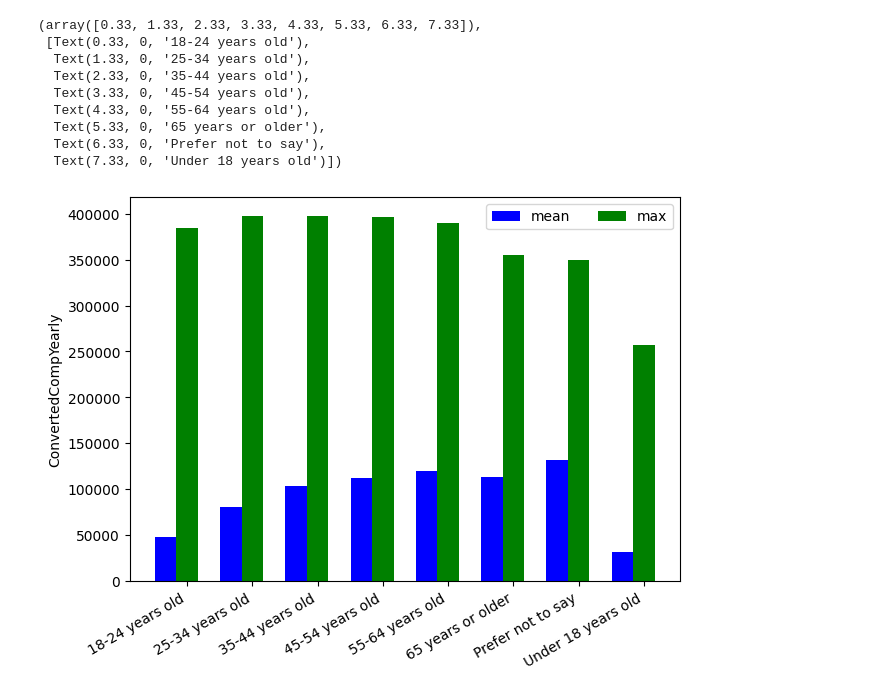
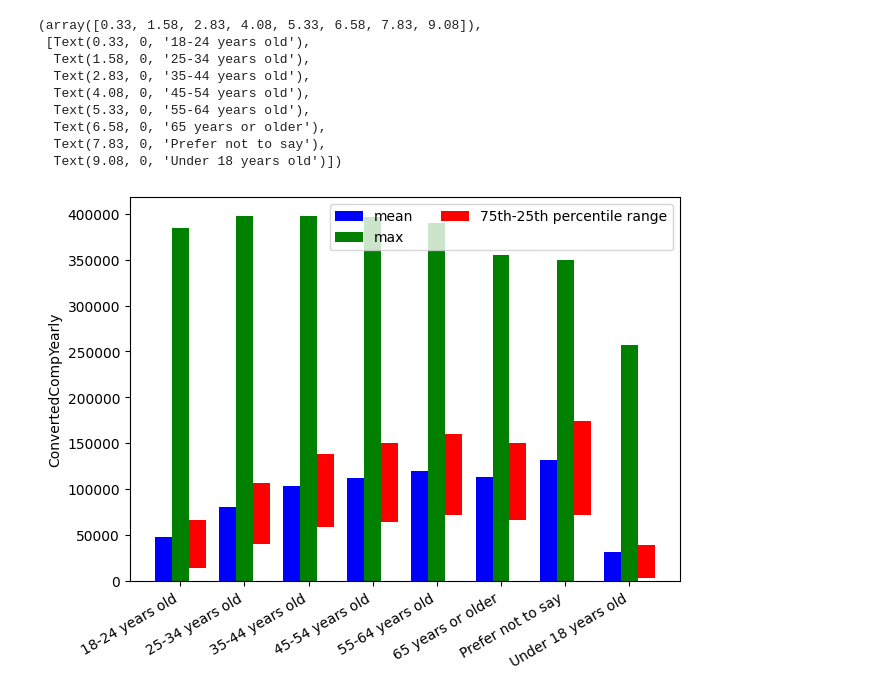
Before and after one commit to wsei-python-data-anylysis-project/project, a Jupyter notebook: projekt.ipynb, the cells around one changed output. Drawn from its saved outputs; the diff is of its cells as text; code cells hidden in the pictures.

Commit message:
modified chart

```diff
--- a/projekt.ipynb
+++ b/projekt.ipynb
@@ -28,27 +28,35 @@ memory usage: 57.2+ MB
 # %%
 filtered = df[df["ConvertedCompYearly"].isna() == False]
 q_hi = filtered["ConvertedCompYearly"].quantile(0.99) #get the 99th percentile (outliers, probably data errors)
 filtered = filtered[filtered["ConvertedCompYearly"] < q_hi]
 grouped = filtered.groupby("Age")["ConvertedCompYearly"]
 
 indexes = grouped.mean().index
 bar_width = 0.33
 x = np.arange(len(grouped.mean().index))
+adjustedX = x * 1.25
 fig, ax = plt.subplots(layout='constrained')
-bar = ax.bar(x, grouped.mean(), bar_width, color="blue", label="mean")
-max_bar = ax.bar(x + bar_width, grouped.max(), bar_width, color="green", label="max")
+
+bar = ax.bar(adjustedX, grouped.mean(), bar_width, color="blue", label="mean")
+max_bar = ax.bar(adjustedX + bar_width, grouped.max(), bar_width, color="green", label="max")
+
+q75 = grouped.quantile(0.75)
+q25 = grouped.quantile(0.25)
+bar_height = q75 - q25
+box_bar = ax.bar(adjustedX + bar_width*2, bar_height, bar_width, bottom=q25, color="red", label="75th-25th percentile range")
+
 ax.legend(ncols=2, loc="upper right")
-ax.set_xticks(x + bar_width, indexes)
+ax.set_xticks(adjustedX + bar_width, indexes)
 ax.set_ylabel('ConvertedCompYearly')
 plt.xticks(rotation=30, ha="right")
 # %% [output]
-(array([0.33, 1.33, 2.33, 3.33, 4.33, 5.33, 6.33, 7.33]),
+(array([0.33, 1.58, 2.83, 4.08, 5.33, 6.58, 7.83, 9.08]),
  [Text(0.33, 0, '18-24 years old'),
-  Text(1.33, 0, '25-34 years old'),
-  Text(2.33, 0, '35-44 years old'),
-  Text(3.33, 0, '45-54 years old'),
-  Text(4.33, 0, '55-64 years old'),
-  Text(5.33, 0, '65 years or older'),
-  Text(6.33, 0, 'Prefer not to say'),
-  Text(7.33, 0, 'Under 18 years old')])
+  Text(1.58, 0, '25-34 years old'),
+  Text(2.83, 0, '35-44 years old'),
+  Text(4.08, 0, '45-54 years old'),
+  Text(5.33, 0, '55-64 years old'),
+  Text(6.58, 0, '65 years or older'),
+  Text(7.83, 0, 'Prefer not to say'),
+  Text(9.08, 0, 'Under 18 years old')])
-[figure, old version]
+[figure, new version]
```
Also changed, not shown: parts of 1 cell of this notebook.
